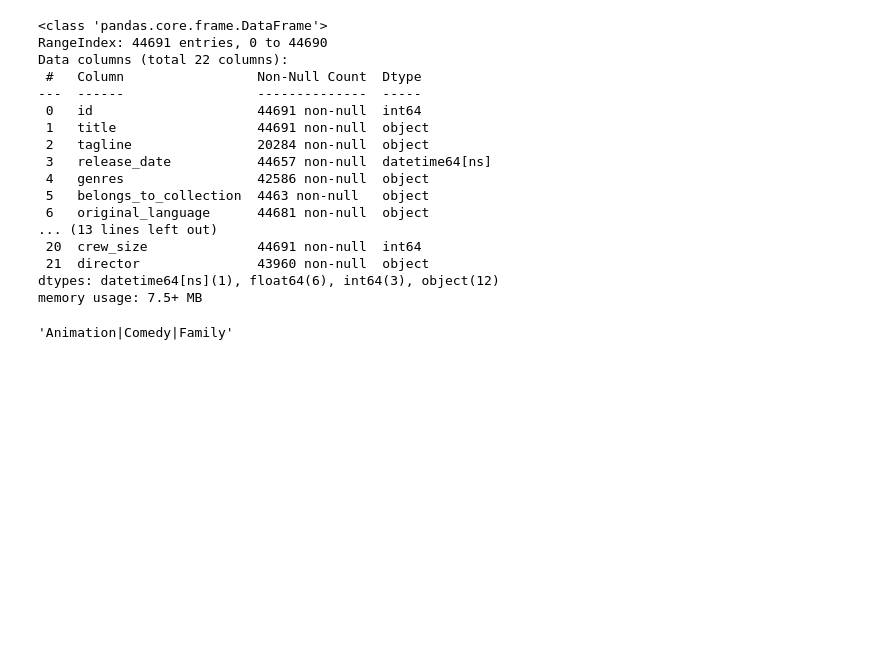
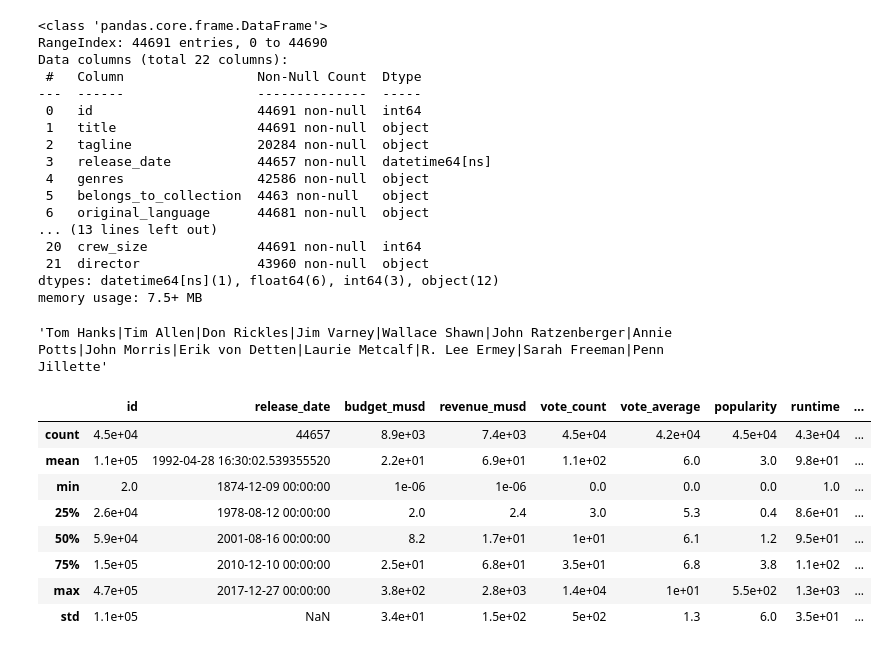
Before and after one commit to SebesHJDEV/My-Projects, a Jupyter notebook: Data-Analysis-Projects-With-Pandas/Pandas_Data_Science/Project_1_Explore_Data.ipynb, the cells around one changed output. Cells and saved outputs as stored; diff of their text form; code cells hidden in the pictures; blank space fills up the shorter version.

```diff
--- a/Data-Analysis-Projects-With-Pandas/Pandas_Data_Science/Project_1_Explore_Data.ipynb
+++ b/Data-Analysis-Projects-With-Pandas/Pandas_Data_Science/Project_1_Explore_Data.ipynb
@@ -43,8 +47,34 @@ Data columns (total 22 columns):
 dtypes: datetime64[ns](1), float64(6), int64(3), object(12)
 memory usage: 7.5+ MB
 # %%
+# Shows the title of the first movie
+df['title'][0]
 
+# Shows the title of the fourth movie
+df['title'][3]
 
-f['genres'][0]
+#example
+df['cast'][0]
+#it shows the cast of the first movie
 # %% [output]
-'Animation|Comedy|Family'
+'Tom Hanks|Tim Allen|Don Rickles|Jim Varney|Wallace Shawn|John Ratzenberger|Annie Potts|John Morris|Erik von Detten|Laurie Metcalf|R. Lee Ermey|Sarah Freeman|Penn Jillette'
+# %%
+# Note on movie budget analysis
+# We use df.describe() to obtain statistics for the 'budget_musd' column on this case.
+# The results include:
+# - min: lowest budget
+# - 25%: first quartile (25% of movies have a budget less than or equal to this value)
+# - 50%: median (50% of movies have a budget less than or equal to this value)
+# - 75%: third quartile (75% of movies have a budget less than or equal to this value)
+# - max: highest budget
+df.describe()
+# %% [output]
+|  | id | release_date | budget_musd | revenue_musd | vote_count | vote_average | popularity | runtime | ... |
+| count | 4.5e+04 | 44657 | 8.9e+03 | 7.4e+03 | 4.5e+04 | 4.2e+04 | 4.5e+04 | 4.3e+04 | ... |
+| mean | 1.1e+05 | 1992-04-28 16:30:02.539355520 | 2.2e+01 | 6.9e+01 | 1.1e+02 | 6.0 | 3.0 | 9.8e+01 | ... |
+| min | 2.0 | 1874-12-09 00:00:00 | 1e-06 | 1e-06 | 0.0 | 0.0 | 0.0 | 1.0 | ... |
+| 25% | 2.6e+04 | 1978-08-12 00:00:00 | 2.0 | 2.4 | 3.0 | 5.3 | 0.4 | 8.6e+01 | ... |
+| 50% | 5.9e+04 | 2001-08-16 00:00:00 | 8.2 | 1.7e+01 | 1e+01 | 6.1 | 1.2 | 9.5e+01 | ... |
+| 75% | 1.5e+05 | 2010-12-10 00:00:00 | 2.5e+01 | 6.8e+01 | 3.5e+01 | 6.8 | 3.8 | 1.1e+02 | ... |
+| max | 4.7e+05 | 2017-12-27 00:00:00 | 3.8e+02 | 2.8e+03 | 1.4e+04 | 1e+01 | 5.5e+02 | 1.3e+03 | ... |
+| std | 1.1e+05 | NaN | 3.4e+01 | 1.5e+02 | 5e+02 | 1.3 | 6.0 | 3.5e+01 | ... |
```
Also changed, not shown: parts of 2 cells of this notebook.
